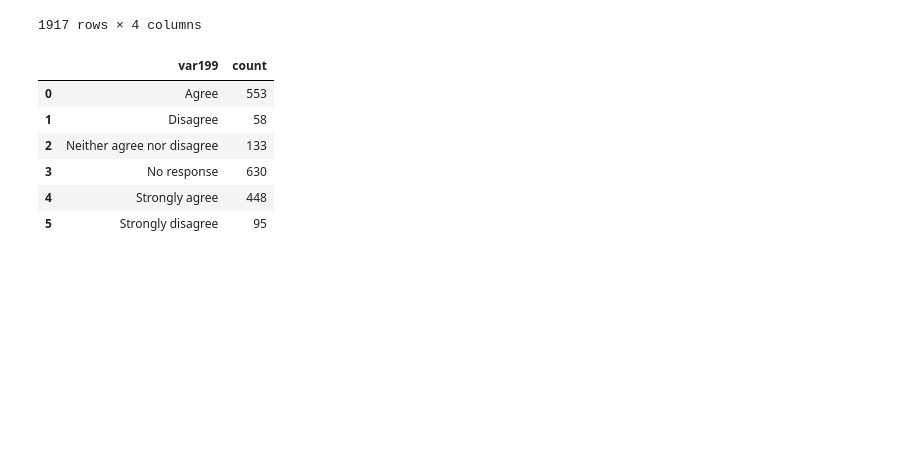
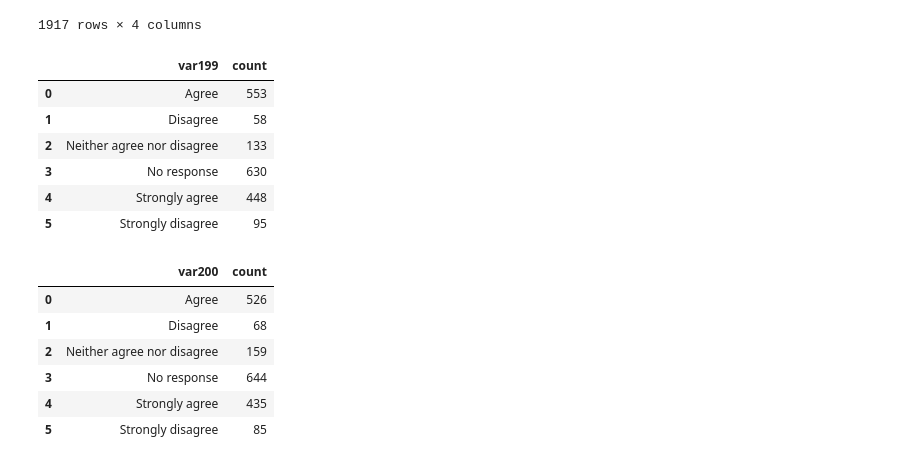
Before and after one commit to rimshahsabir1/zero_rimshah_assignment, a Jupyter notebook: assignment_5.ipynb, the cells around one changed output. Drawn from its saved outputs; the diff is of its cells as text; code cells hidden in the pictures; blank space fills up the shorter version.

```diff
--- a/assignment_5.ipynb
+++ b/assignment_5.ipynb
@@ -103,3 +103,14 @@ g1
 # %%
 bar = px.bar(g1, x='var199', y= 'count', color ='var199')
 bar
+# %%
+g2 = df_1.groupby(['var200'])['count'].count().reset_index()
+g2
+# %% [output]
+|  | var200 | count |
+| 0 | Agree | 526 |
+| 1 | Disagree | 68 |
+| 2 | Neither agree nor disagree | 159 |
+| 3 | No response | 644 |
+| 4 | Strongly agree | 435 |
+| 5 | Strongly disagree | 85 |
```
Also changed, not shown: parts of 5 cells of this notebook, 1 other file.
